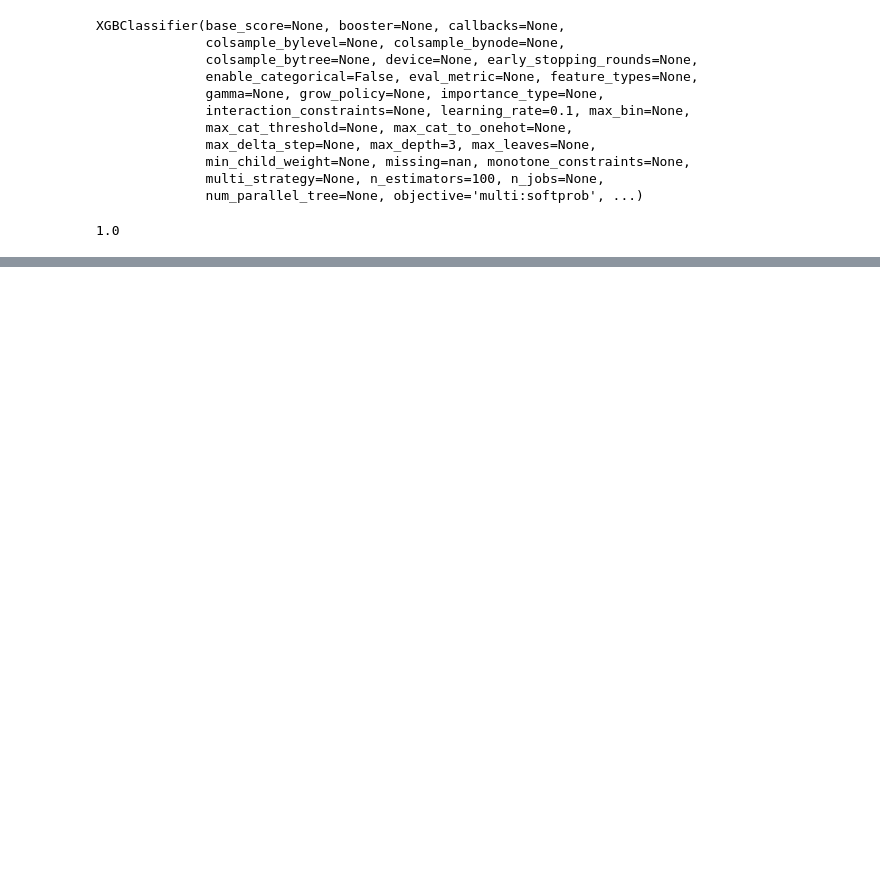
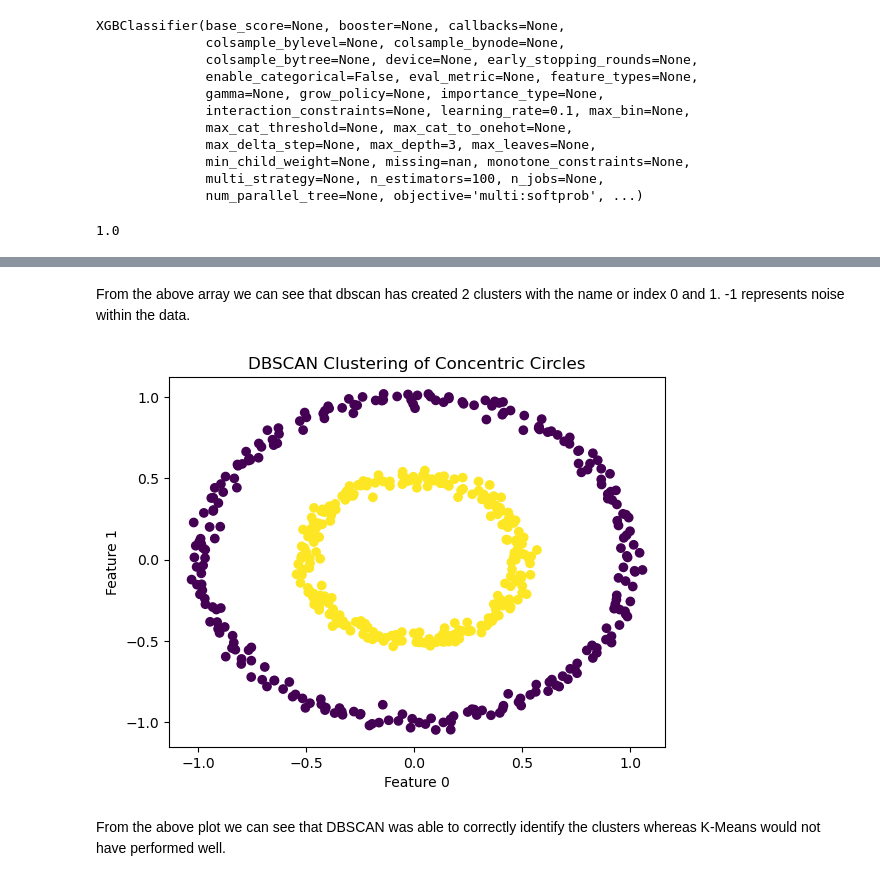
Before and after one commit to itsanishsingh/task-xgboost-dbscan, a Jupyter notebook: task_xgboost_dbscan.ipynb, the cells around one changed output, grey strips where cells are left out. Drawn from its saved outputs; the diff is of its cells as text; code cells hidden in the pictures; blank space fills up the shorter version.

Commit message:
Implemented DBScan

```diff
--- a/task_xgboost_dbscan.ipynb
+++ b/task_xgboost_dbscan.ipynb
@@ -50,0 +75,17 @@ accuracy_score(y_test, y_pred)
+# %% [markdown]
+From the above array we can see that dbscan has created 2 clusters with the name or index 0 and 1. -1 represents noise within the data.
+# %%
+X, _ = make_circles(n_samples=500, factor=.5, noise=.03, random_state=4)
+
+dbscan = DBSCAN(eps=0.1, min_samples=5)
+clusters = dbscan.fit_predict(X)
+
+plt.scatter(X[:, 0], X[:, 1], c=clusters, cmap='viridis', marker='o')
+plt.title("DBSCAN Clustering of Concentric Circles")
+plt.xlabel("Feature 0")
+plt.ylabel("Feature 1")
+plt.show()
+# %% [output]
+[figure, added]
+# %% [markdown]
+From the above plot we can see that DBSCAN was able to correctly identify the clusters whereas K-Means would not have performed well.
```
Also changed, not shown: parts of 8 cells of this notebook.
